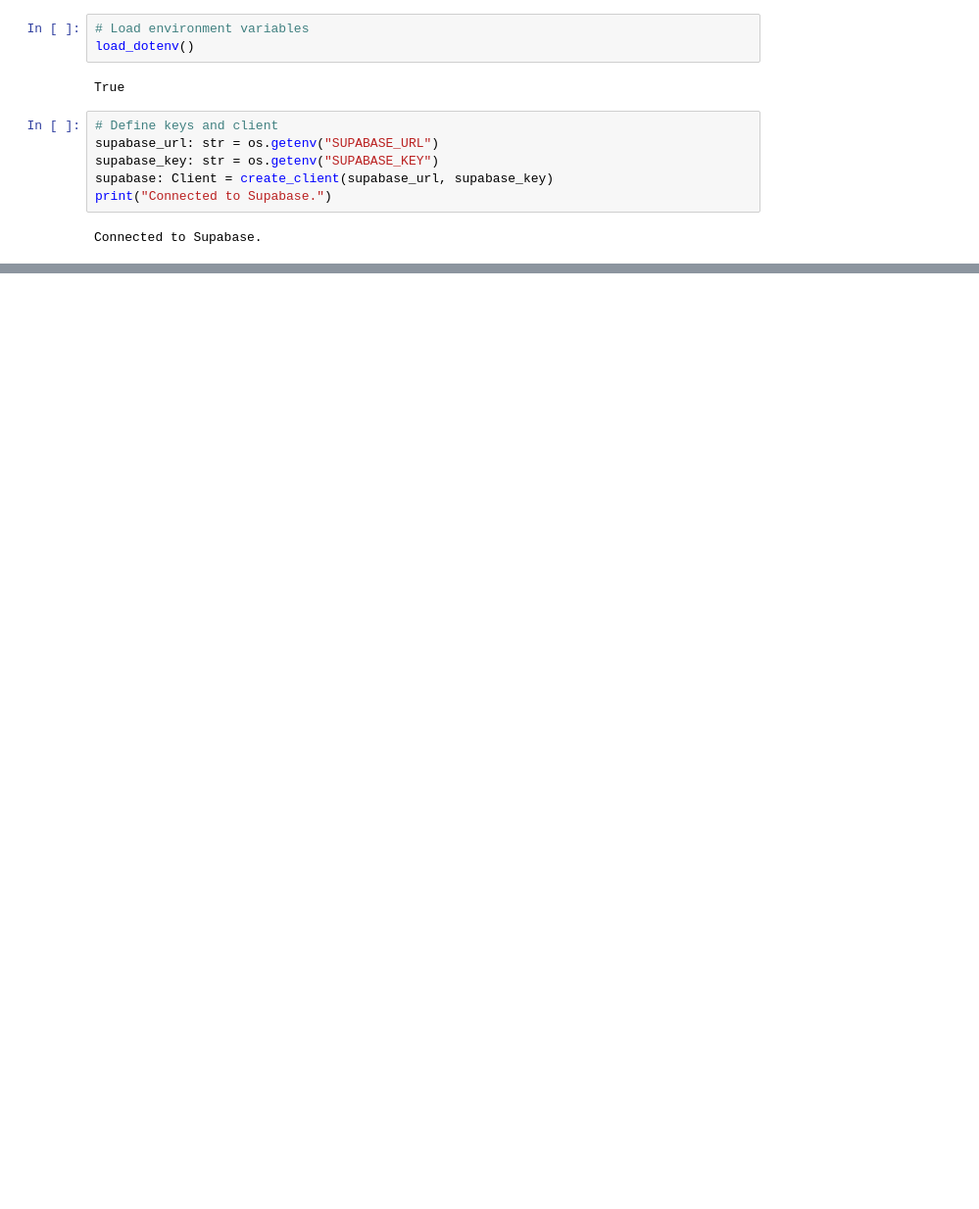
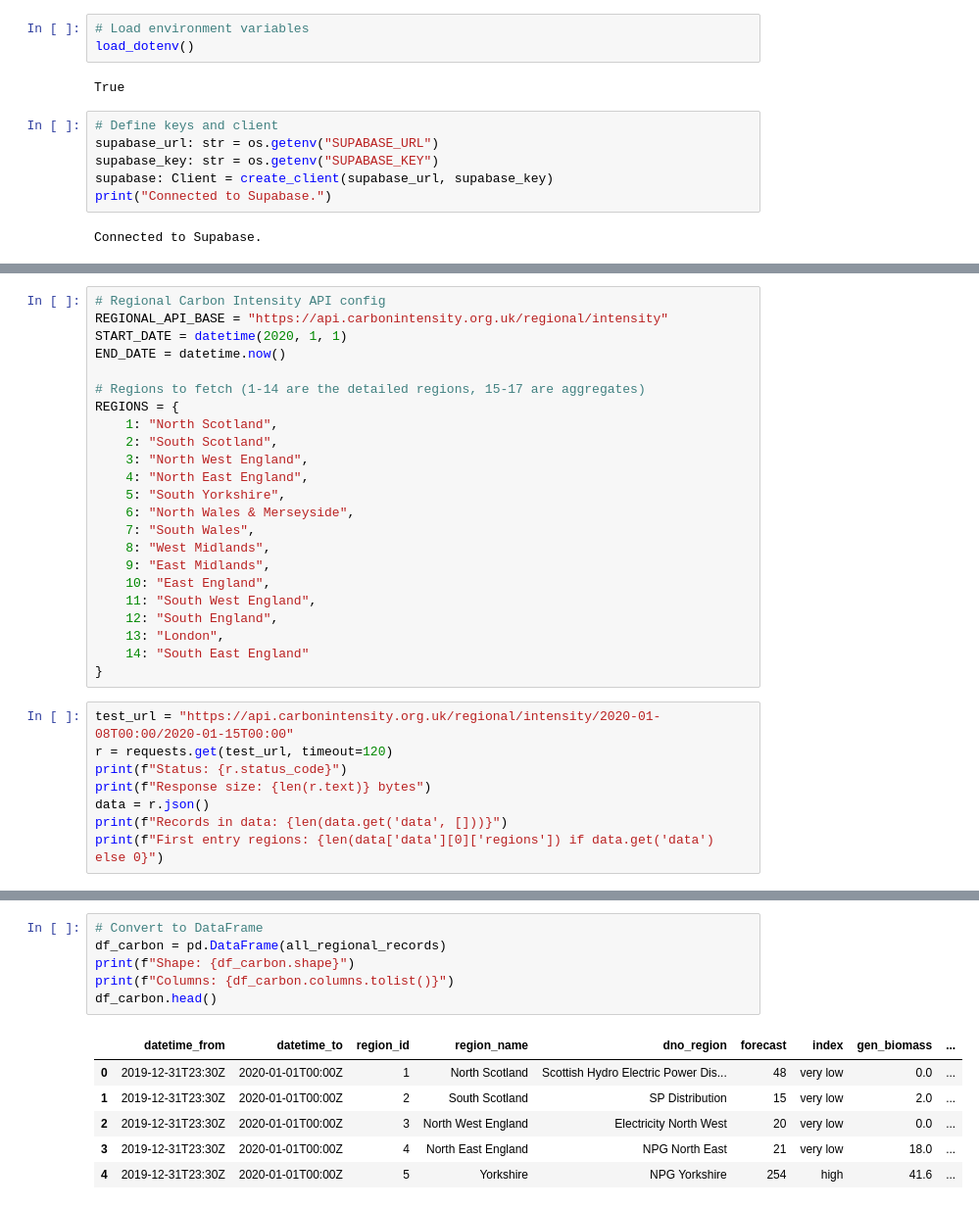
Before and after one commit to 1509Chamma/ukenergydashboard, a Jupyter notebook: notebooks/data_analysis.ipynb, the cells around one changed output, grey strips where cells are left out. Shown at 98% size. Saved outputs shown, nothing was run; the diff lists cells and outputs as text; blank space fills up the shorter version.

Commit message:
Added & cleaned Carbon intensity and generation mix data

```diff
--- a/notebooks/data_analysis.ipynb
+++ b/notebooks/data_analysis.ipynb
@@ -397,0 +436,31 @@ ValueError: Out of range float values are not JSON compliant: nan
+# %%
+# Regional Carbon Intensity API config
+REGIONAL_API_BASE = "https://api.carbonintensity.org.uk/regional/intensity"
+START_DATE = datetime(2020, 1, 1)
+END_DATE = datetime.now()
+
+# Regions to fetch (1-14 are the detailed regions, 15-17 are aggregates)
+REGIONS = {
+    1: "North Scotland",
+    2: "South Scotland",
+    3: "North West England",
+    4: "North East England",
+    5: "South Yorkshire",
+    6: "North Wales & Merseyside",
+    7: "South Wales",
+    8: "West Midlands",
+    9: "East Midlands",
+    10: "East England",
+    11: "South West England",
+    12: "South England",
+    13: "London",
+    14: "South East England"
+}
+# %%
+test_url = "https://api.carbonintensity.org.uk/regional/intensity/2020-01-08T00:00/2020-01-15T00:00"
+r = requests.get(test_url, timeout=120)
+print(f"Status: {r.status_code}")
+print(f"Response size: {len(r.text)} bytes")
+data = r.json()
+print(f"Records in data: {len(data.get('data', []))}")
+print(f"First entry regions: {len(data['data'][0]['regions']) if data.get('data') else 0}")
@@ -397,0 +547,13 @@ ValueError: Out of range float values are not JSON compliant: nan
+# %%
+# Convert to DataFrame
+df_carbon = pd.DataFrame(all_regional_records)
+print(f"Shape: {df_carbon.shape}")
+print(f"Columns: {df_carbon.columns.tolist()}")
+df_carbon.head()
+# %% [output]
+|  | datetime_from | datetime_to | region_id | region_name | dno_region | forecast | index | gen_biomass | ... |
+| 0 | 2019-12-31T23:30Z | 2020-01-01T00:00Z | 1 | North Scotland | Scottish Hydro Electric Power Dis... | 48 | very low | 0.0 | ... |
+| 1 | 2019-12-31T23:30Z | 2020-01-01T00:00Z | 2 | South Scotland | SP Distribution | 15 | very low | 2.0 | ... |
+| 2 | 2019-12-31T23:30Z | 2020-01-01T00:00Z | 3 | North West England | Electricity North West | 20 | very low | 0.0 | ... |
+| 3 | 2019-12-31T23:30Z | 2020-01-01T00:00Z | 4 | North East England | NPG North East | 21 | very low | 18.0 | ... |
+| 4 | 2019-12-31T23:30Z | 2020-01-01T00:00Z | 5 | Yorkshire | NPG Yorkshire | 254 | high | 41.6 | ... |
```
Also changed, not shown: parts of 15 cells of this notebook.
